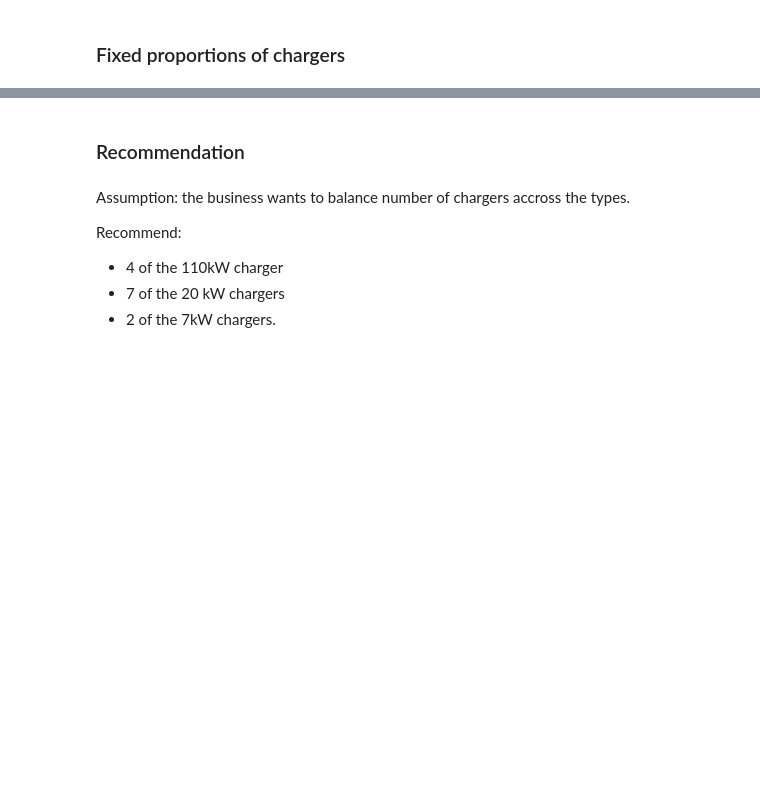
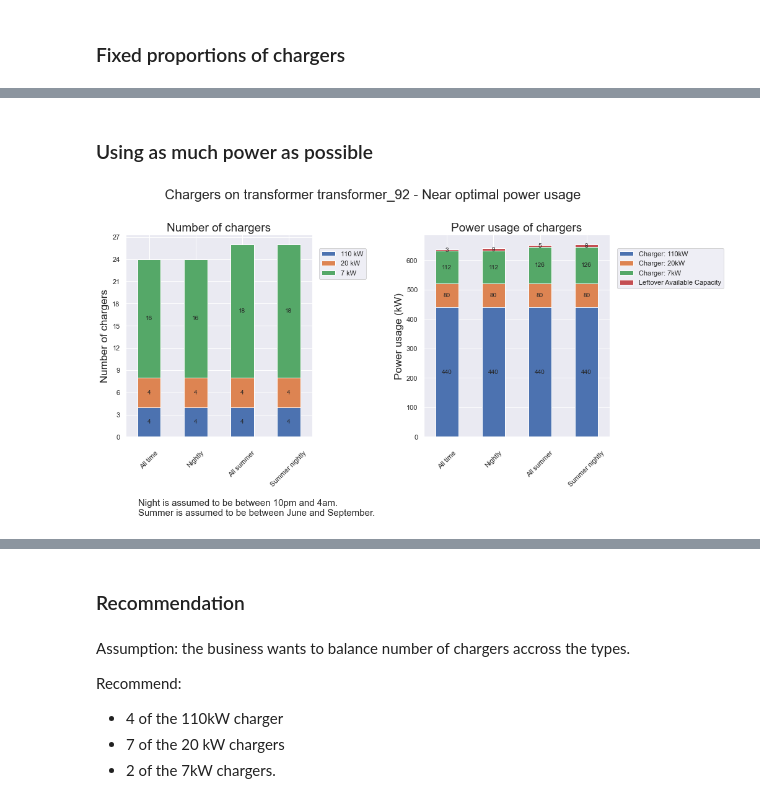
Before and after one commit to sjana01/m2pi-2022---Awesense-1, a Jupyter notebook: Awesense - Demo.ipynb, the cells around one changed output, grey strips where cells are left out. Cells and saved outputs as stored; diff of their text form; code cells hidden in the pictures; blank space fills up the shorter version.

```diff
--- a/Awesense - Demo.ipynb
+++ b/Awesense - Demo.ipynb
@@ -119,0 +131,6 @@ ts[0].graph_power_scenarios(chargers, prop = 'num')
+# %% [markdown]
+### Using as much power as possible
+# %%
+ts[0].graph_power_scenarios(chargers, mode = 'optimal')
+# %% [output]
+[figure, added]
```
Also changed, not shown: parts of 11 cells of this notebook, 1 other file.
